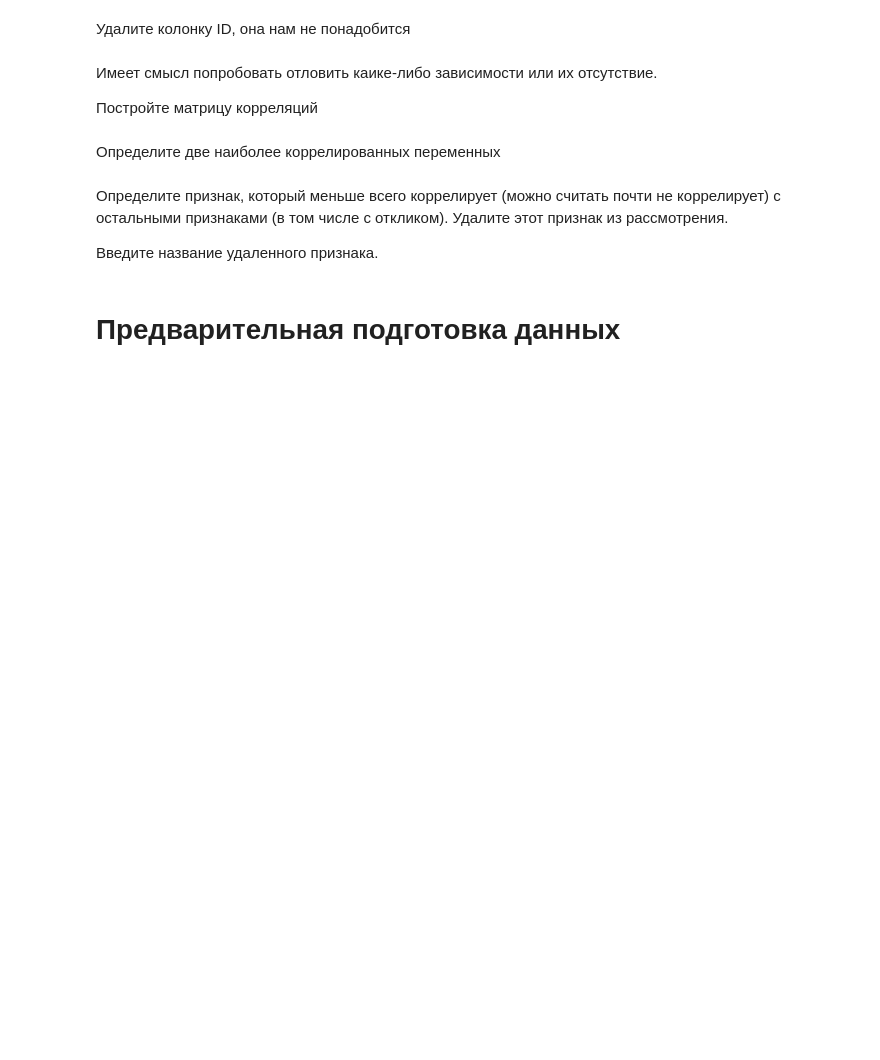
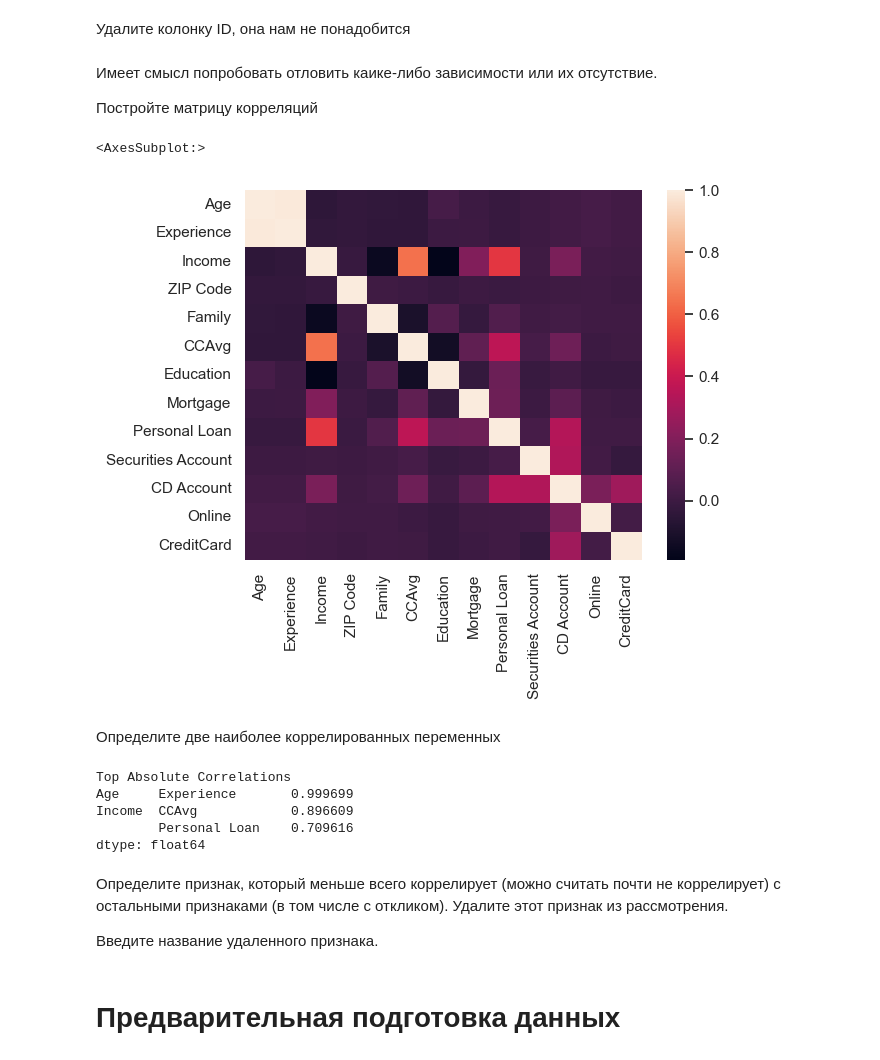
Before and after one commit to muzafarovdan/MyEducation, a Jupyter notebook: ML_OE/DecisionTree.ipynb, the cells around one changed output. Saved outputs shown, nothing was run; the diff lists cells and outputs as text; code cells hidden in the pictures; blank space fills up the shorter version.

```diff
--- a/ML_OE/DecisionTree.ipynb
+++ b/ML_OE/DecisionTree.ipynb
@@ -45,2 +57,4 @@
+# %%
+df = pd.read_csv('/Users/muzafarov/Desktop/MyEducation/ML_OE/Bank_Personal_Loan_Modelling_train.csv')
 # %% [markdown]
 При помощи метода <code>.describe()</code> изучите набор данных «с высоты птичьего полета».
@@ -67,3 +103,5 @@ Experience содержит какие-то отрицательные знач
+# %%
+df = df.drop(columns='ID')
 # %% [markdown]
 Имеет смысл попробовать отловить каике-либо зависимости или их отсутствие.
 
@@ -72,0 +109,5 @@ Experience содержит какие-то отрицательные знач
+# %%
+sns.heatmap(df.corr())
+# %% [output]
+<AxesSubplot:>
+[figure, added]
@@ -77,3 +131,12 @@ Experience содержит какие-то отрицательные знач
+# %%
+print("Top Absolute Correlations")
+print(get_top_abs_correlations(df.corr(), 3))
+# %% [output]
+Top Absolute Correlations
+Age     Experience       0.999699
+Income  CCAvg            0.896609
+        Personal Loan    0.709616
+dtype: float64
 # %% [markdown]
 Определите признак, который меньше всего коррелирует (можно считать почти не коррелирует) с остальными признаками (в том числе с откликом). Удалите этот признак из рассмотрения.
 
```
Also changed, not shown: parts of 44 cells of this notebook, 1 other file.
